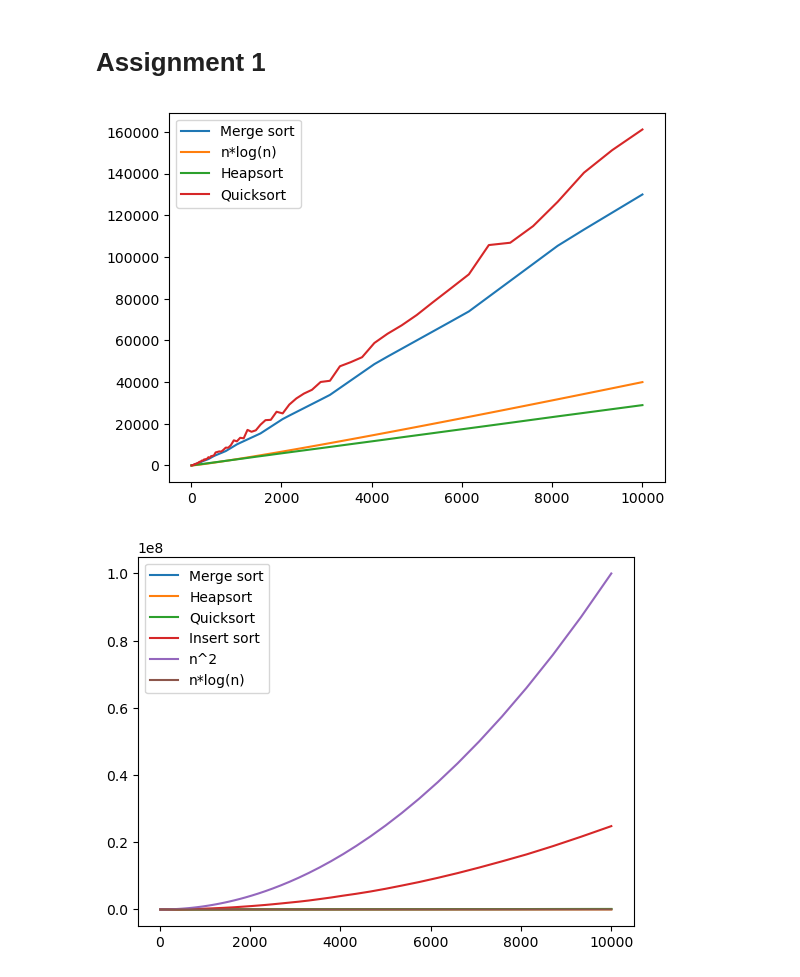
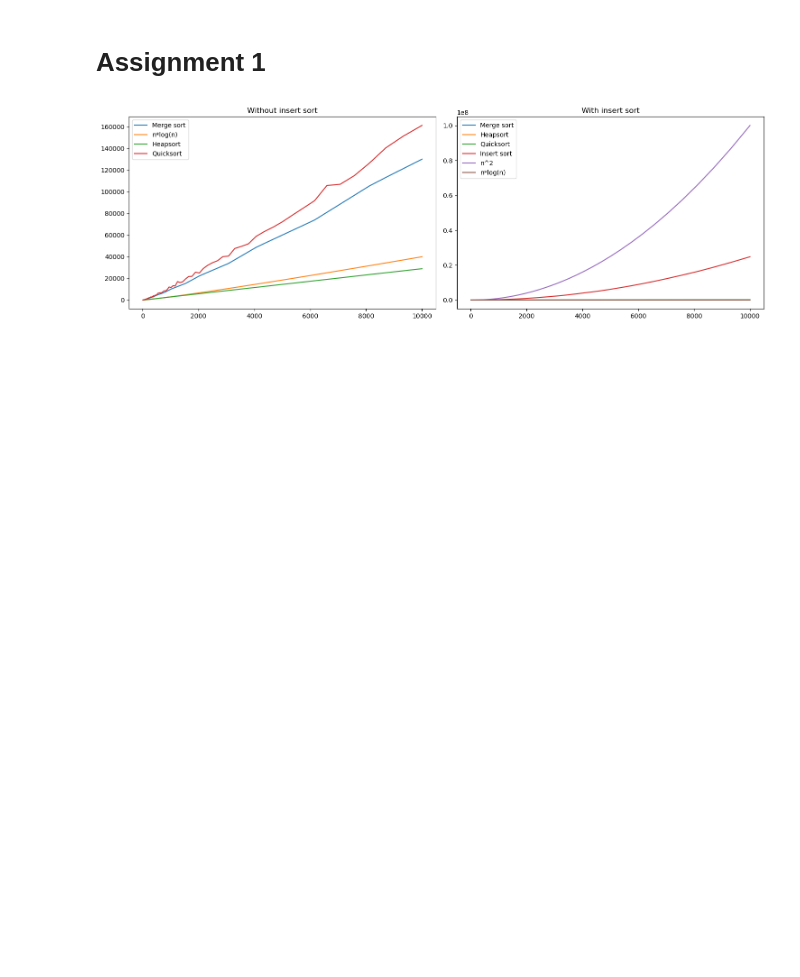
Before and after one commit to ardijanr/dat600, a Jupyter notebook: assignment1/Assignment_1_1.ipynb, the cells around one changed output. Saved outputs shown, nothing was run; the diff lists cells and outputs as text; code cells hidden in the pictures; blank space fills up the shorter version.

```diff
--- a/assignment1/Assignment_1_1.ipynb
+++ b/assignment1/Assignment_1_1.ipynb
@@ -75,67 +75,33 @@ for i in range(n_points):
     insert_sort_data[1].append(count[0])
     insert_sort_data[2].append(calc_n_sq(size))
 # %%
-plt.plot(
-    merge_sort_data[0],
-    merge_sort_data[1],
-    label="Merge sort"
-    )
-plt.plot(
-    merge_sort_data[0],
-    merge_sort_data[2],
-    label="n*log(n)"
-    )
-
-plt.plot(
-    heapsort_data[0],
-    heapsort_data[1],
-    label="Heapsort"
-    )
-
-plt.plot(
-    quicksort_data[0],
-    quicksort_data[1],
-    label="Quicksort"
-    )
-plt.legend()
-plt.show()
 
 
+# Create a figure and a set of subplots in a 1x2 grid
+fig, axs = plt.subplots(1, 2, figsize=(15, 5))
 
-plt.plot(
-    merge_sort_data[0],
-    merge_sort_data[1],
-    label="Merge sort"
-    )
+# First subplot
+axs[0].plot(merge_sort_data[0], merge_sort_data[1], label="Merge sort")
+axs[0].plot(merge_sort_data[0], merge_sort_data[2], label="n*log(n)")
+axs[0].plot(heapsort_data[0], heapsort_data[1], label="Heapsort")
+axs[0].plot(quicksort_data[0], quicksort_data[1], label="Quicksort")
+axs[0].set_title("Without insert sort")
+axs[0].legend()
 
+# Second subplot
+axs[1].plot(merge_sort_data[0], merge_sort_data[1], label="Merge sort")
+axs[1].plot(heapsort_data[0], heapsort_data[1], label="Heapsort")
+axs[1].plot(quicksort_data[0], quicksort_data[1], label="Quicksort")
+axs[1].plot(insert_sort_data[0], insert_sort_data[1], label="Insert sort")
+axs[1].plot(insert_sort_data[0], insert_sort_data[2], label="n^2")
+axs[1].plot(merge_sort_data[0], merge_sort_data[2], label="n*log(n)")
+axs[1].set_title("With insert sort")
+axs[1].legend()
 
-plt.plot(
-    heapsort_data[0],
-    heapsort_data[1],
-    label="Heapsort"
-    )
-plt.plot(
-    quicksort_data[0],
-    quicksort_data[1],
-    label="Quicksort"
-    )
-plt.plot(
-    insert_sort_data[0],
-    insert_sort_data[1],
-    label="Insert sort"
-    )
-plt.plot(
-    insert_sort_data[0],
-    insert_sort_data[2],
-    label="n^2"
-    )
-plt.plot(
-    merge_sort_data[0],
-    merge_sort_data[2],
-    label="n*log(n)"
-    )
-plt.legend()
+# Adjust the layout
+plt.tight_layout()
+
+# Show the plot
 plt.show()
 # %% [output]
-[figure, old version]
+[figure, new version]
-[figure, removed]
```
Also changed, not shown: 6 other files.
